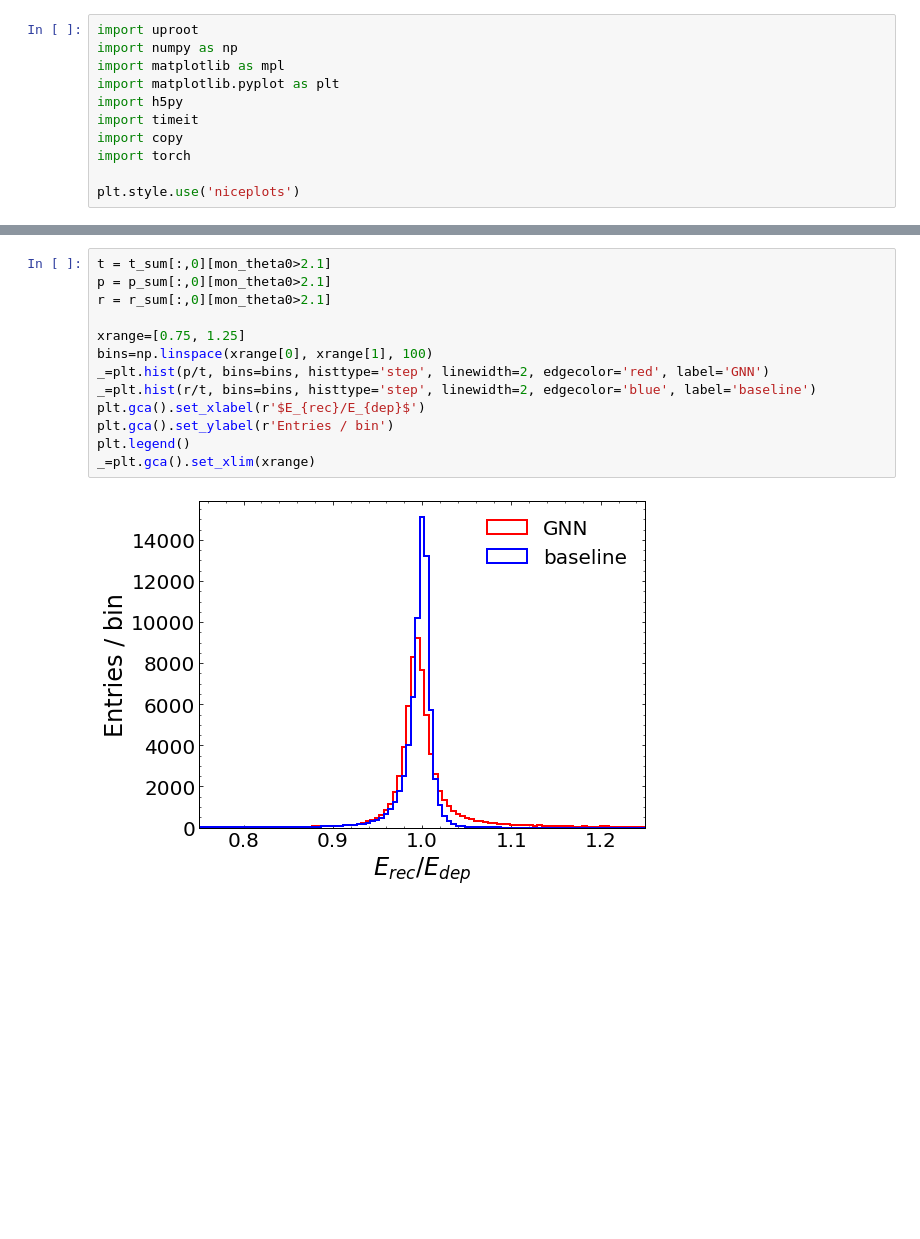
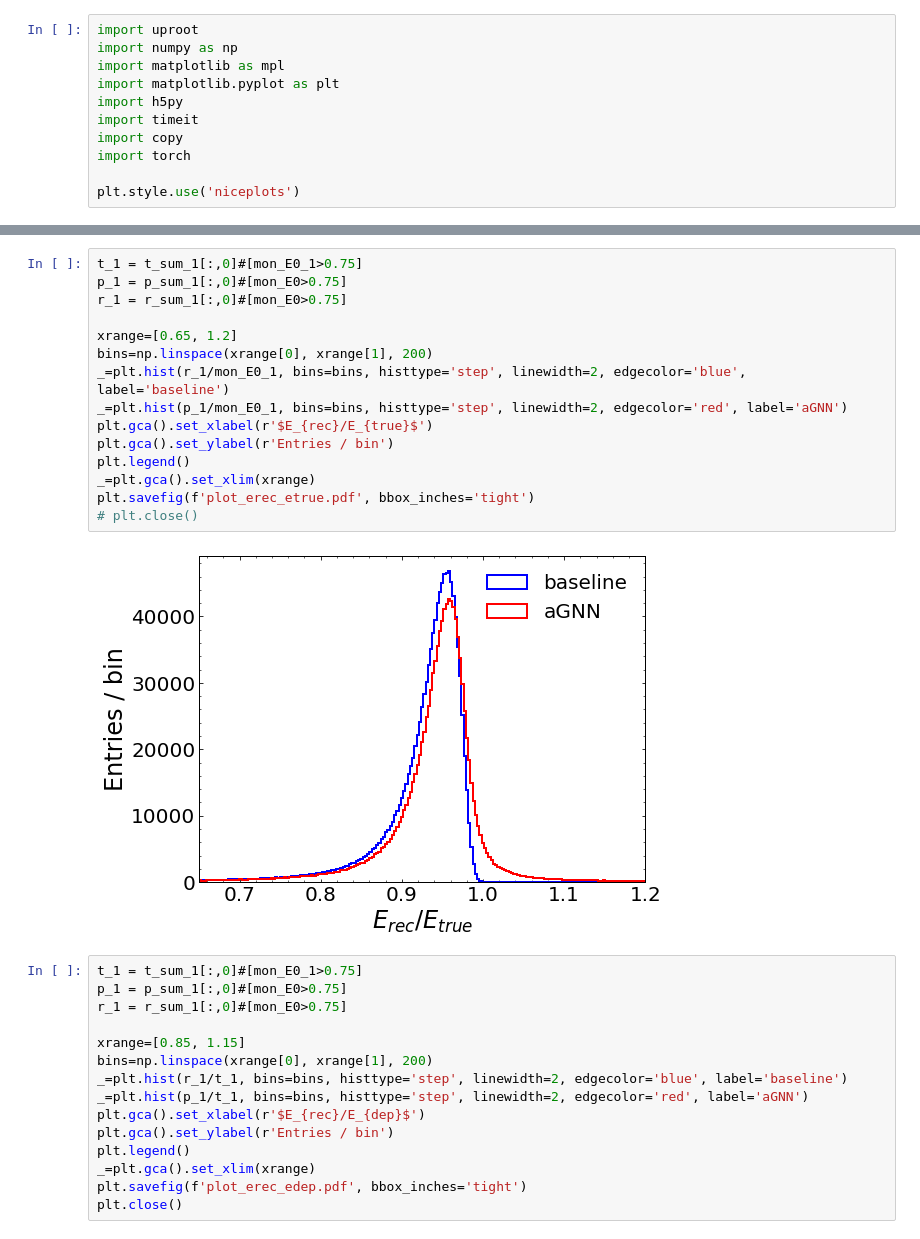
Before and after one commit to tferber/ECLML, a Jupyter notebook: scripts/plot_summary.ipynb, the cells around one changed output, grey strips where cells are left out. Drawn from its saved outputs; the diff is of its cells as text; blank space fills up the shorter version.

```diff
--- a/scripts/plot_summary.ipynb
+++ b/scripts/plot_summary.ipynb
@@ -34,16 +70,33 @@ len(swap[swap>0])/len(swap)
+# %%
+t_1 = t_sum_1[:,0]#[mon_E0_1>0.75]
+p_1 = p_sum_1[:,0]#[mon_E0>0.75]
+r_1 = r_sum_1[:,0]#[mon_E0>0.75]
+
+xrange=[0.65, 1.2]
+bins=np.linspace(xrange[0], xrange[1], 200)
+_=plt.hist(r_1/mon_E0_1, bins=bins, histtype='step', linewidth=2, edgecolor='blue', label='baseline')
+_=plt.hist(p_1/mon_E0_1, bins=bins, histtype='step', linewidth=2, edgecolor='red', label='aGNN')
+plt.gca().set_xlabel(r'$E_{rec}/E_{true}$')
+plt.gca().set_ylabel(r'Entries / bin')
+plt.legend()
+_=plt.gca().set_xlim(xrange)
+plt.savefig(f'plot_erec_etrue.pdf', bbox_inches='tight')
+# plt.close()
+# %% [output]
+[figure, added]
 # %%
-t = t_sum[:,0][mon_theta0>2.1]
-p = p_sum[:,0][mon_theta0>2.1]
-r = r_sum[:,0][mon_theta0>2.1]
+t_1 = t_sum_1[:,0]#[mon_E0_1>0.75]
+p_1 = p_sum_1[:,0]#[mon_E0>0.75]
+r_1 = r_sum_1[:,0]#[mon_E0>0.75]
 
-xrange=[0.75, 1.25]
-bins=np.linspace(xrange[0], xrange[1], 100)
-_=plt.hist(p/t, bins=bins, histtype='step', linewidth=2, edgecolor='red', label='GNN')
-_=plt.hist(r/t, bins=bins, histtype='step', linewidth=2, edgecolor='blue', label='baseline')
+xrange=[0.85, 1.15]
+bins=np.linspace(xrange[0], xrange[1], 200)
+_=plt.hist(r_1/t_1, bins=bins, histtype='step', linewidth=2, edgecolor='blue', label='baseline')
+_=plt.hist(p_1/t_1, bins=bins, histtype='step', linewidth=2, edgecolor='red', label='aGNN')
 plt.gca().set_xlabel(r'$E_{rec}/E_{dep}$')
 plt.gca().set_ylabel(r'Entries / bin')
 plt.legend()
 _=plt.gca().set_xlim(xrange)
+plt.savefig(f'plot_erec_edep.pdf', bbox_inches='tight')
+plt.close()
-# %% [output]
-[figure, removed]
 # %%
```
Also changed, not shown: parts of 13 cells of this notebook, 9 other files.
